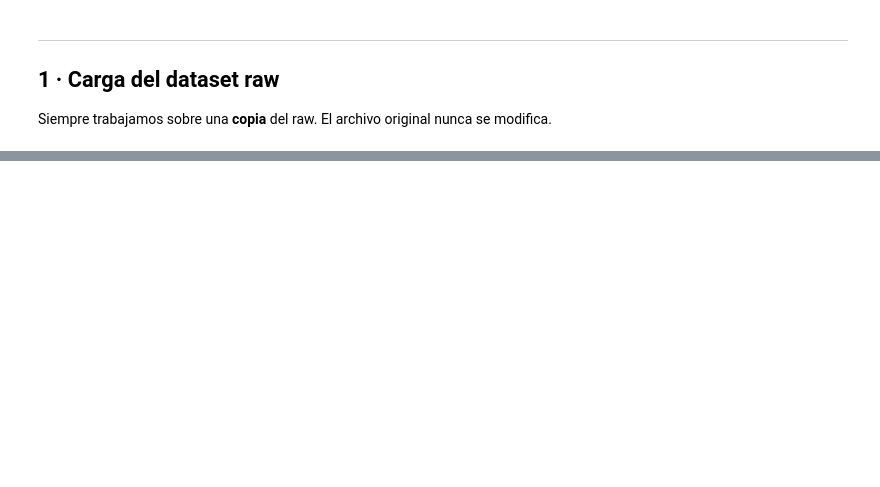
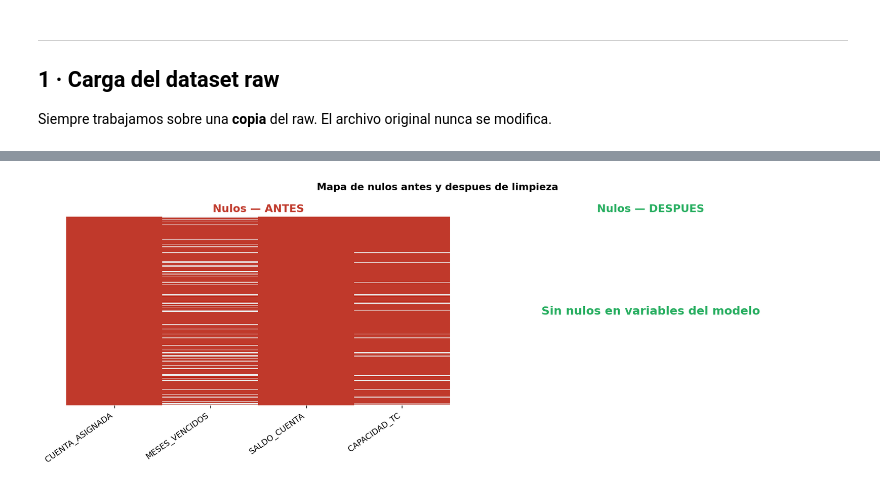
Before and after one commit to Montiel-Oscar/credit-product-analytics, a Jupyter notebook: notebooks/02_data_cleaning.ipynb, the cells around one changed output, grey strips where cells are left out. Cells and saved outputs as stored; diff of their text form; code cells hidden in the pictures; blank space fills up the shorter version.

```diff
--- a/notebooks/02_data_cleaning.ipynb
+++ b/notebooks/02_data_cleaning.ipynb
@@ -612,0 +693,40 @@ for i, col in enumerate(df.columns, 1):
+# %%
+# ── Mapa de nulos antes / despues ────────────────────────────────────────────
+null_cols_raw = df_raw.columns[df_raw.isnull().any()].tolist()
+
+fig, axes = plt.subplots(1, 2, figsize=(14, 5))
+
+# ANTES
+sample_raw = df_raw[df_raw.isnull().any(axis=1)].sample(
+    min(300, df_raw.isnull().any(axis=1).sum()), random_state=42
+)
+sns.heatmap(sample_raw[null_cols_raw].isnull(), cbar=False, yticklabels=False,
+            cmap=["#ecf0f1", RED], ax=axes[0])
+axes[0].set_title("Nulos — ANTES", fontweight="bold", color=RED)
+axes[0].set_xticklabels(axes[0].get_xticklabels(), rotation=35, ha="right")
+
+# DESPUES — solo variables del modelo (excluir CUENTA_ASIGNADA)
+vars_modelo = [c for c in df.columns if c not in ["CUENTA_ASIGNADA"]]
+null_cols_clean = [c for c in vars_modelo if df[c].isnull().any()]
+
+if not null_cols_clean:
+    axes[1].text(0.5, 0.5, "Sin nulos en variables del modelo",
+                 ha="center", va="center", fontsize=14, color=GREEN,
+                 fontweight="bold", transform=axes[1].transAxes)
+    axes[1].set_facecolor("#f0fff0")
+    axes[1].set_title("Nulos — DESPUES", fontweight="bold", color=GREEN)
+    axes[1].axis("off")
+else:
+    sample_clean = df[df[null_cols_clean].isnull().any(axis=1)].sample(
+        min(300, len(df)), random_state=42
+    )
+    sns.heatmap(sample_clean[null_cols_clean].isnull(), cbar=False, yticklabels=False,
+                cmap=["#ecf0f1", RED], ax=axes[1])
+    axes[1].set_title("Nulos — DESPUES", fontweight="bold", color=GREEN)
+
+plt.suptitle("Mapa de nulos antes y despues de limpieza", fontsize=12, fontweight="bold")
+plt.tight_layout()
+plt.savefig("../reports/figures/02_nulls_comparacion.png", bbox_inches="tight")
+plt.show()
+# %% [output]
+[figure, added]
```
Also changed, not shown: parts of 55 cells of this notebook, 29 other files.
